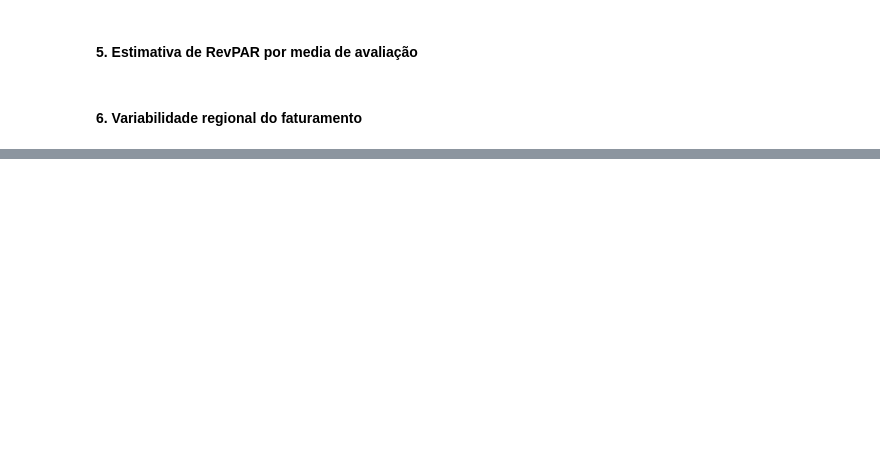
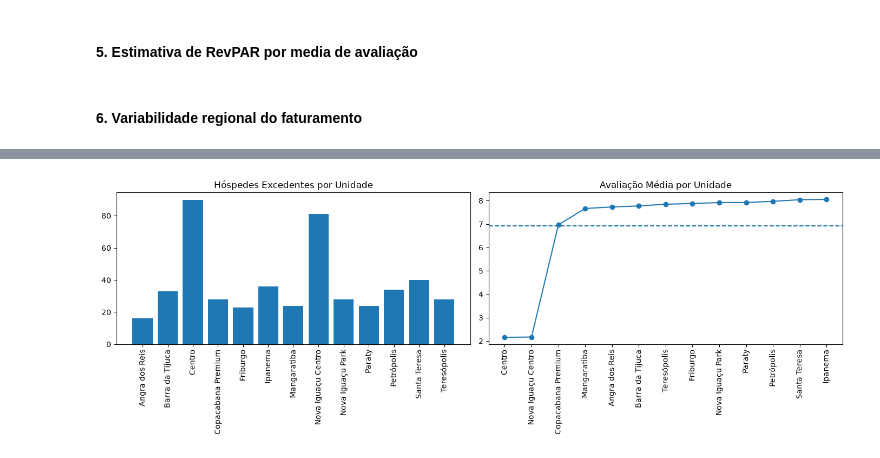
Before and after one commit to Douglas-H91/pipeline-integrada_senac_rj, a Jupyter notebook: tratamento_completo.ipynb, the cells around one changed output, grey strips where cells are left out. Cells and saved outputs as stored; diff of their text form; code cells hidden in the pictures; blank space fills up the shorter version.

```diff
--- a/tratamento_completo.ipynb
+++ b/tratamento_completo.ipynb
@@ -971,0 +1514,24 @@ df_reservas_total['faturamento'] = (
+# %%
+fig2, eixos2 = plt.subplots(1, 2, figsize=(14, 5))
+
+eixos2[0].bar(
+    total_excedente_por_unidade.index.str.replace('NaraHoteis ', '', regex=False),
+    total_excedente_por_unidade.values)
+eixos2[0].set_title('Hóspedes Excedentes por Unidade')
+eixos2[0].tick_params(axis='x', rotation=90)
+
+avaliacao_ordenada = avaliacao_unidade.sort_values()
+
+avaliacao_ordenada.index = (
+    avaliacao_ordenada.index
+    .str.replace('NaraHoteis ', '', regex=False))
+
+eixos2[1].plot(avaliacao_ordenada.index, avaliacao_ordenada.values, marker='o')
+eixos2[1].axhline(y=avaliacao_unidade.mean(), linestyle='--')
+eixos2[1].set_title('Avaliação Média por Unidade')
+eixos2[1].tick_params(axis='x', rotation=90)
+
+plt.tight_layout()
+plt.show()
+# %% [output]
+[figure, added]
```
Also changed, not shown: parts of 44 cells of this notebook.
